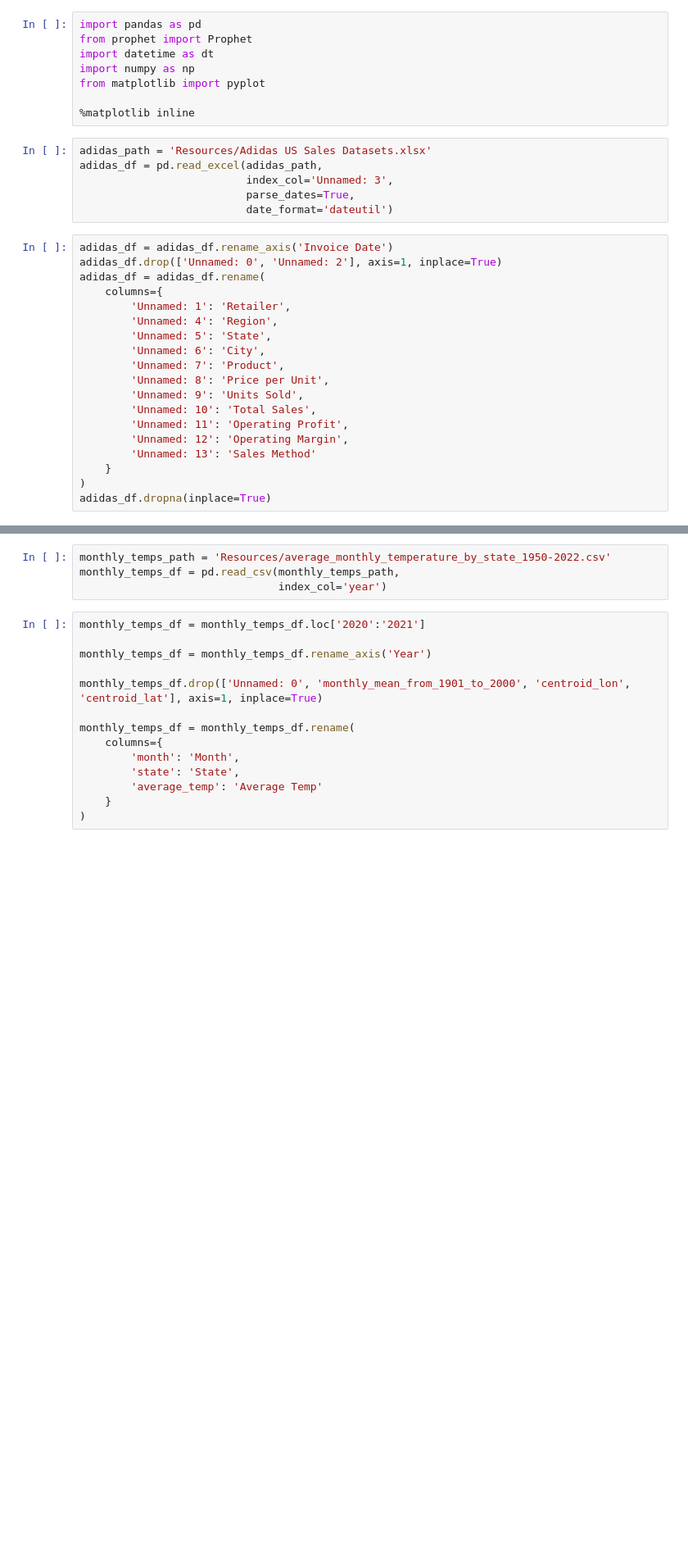
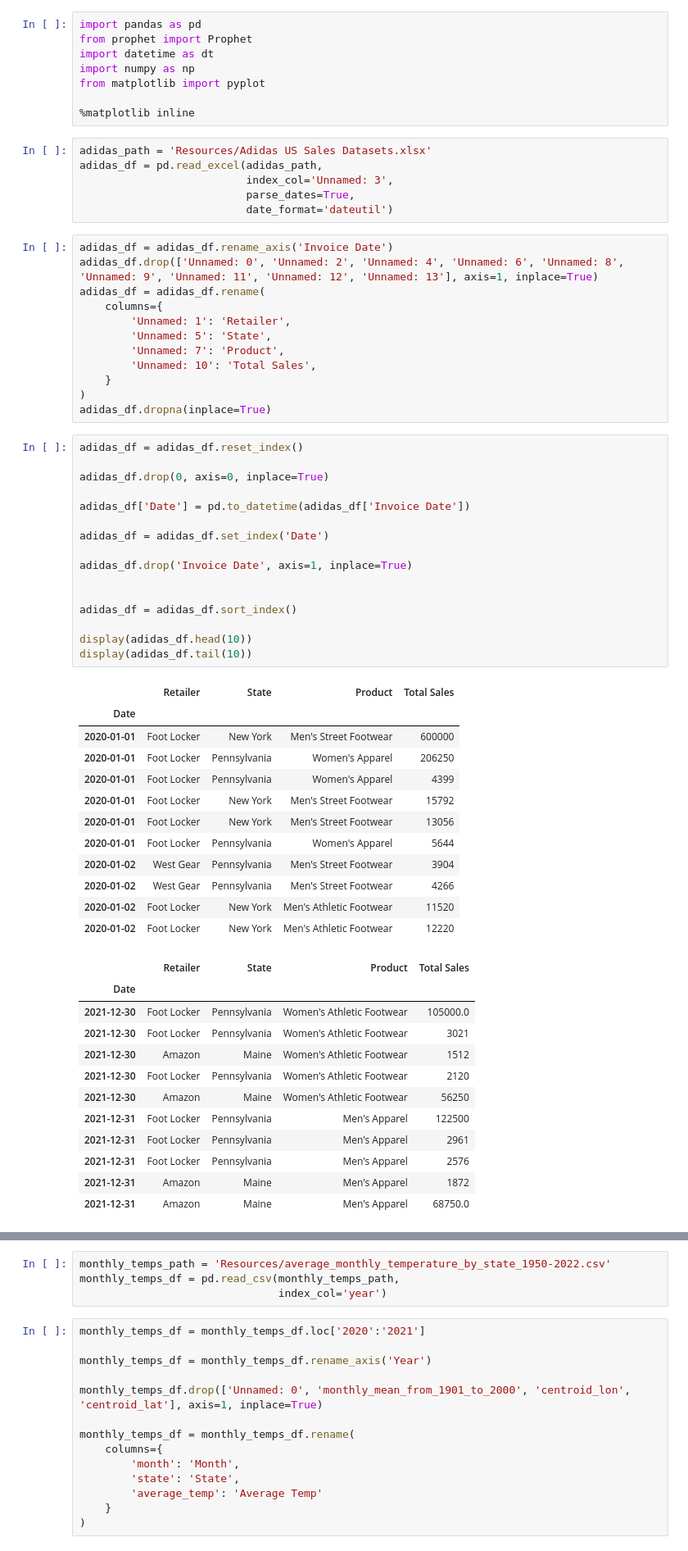
Before and after one commit to Krinnik/adidas_sales_temp_analysis, a Jupyter notebook: workspace.ipynb, the cells around one changed output, grey strips where cells are left out. Shown at 82% size. Cells and saved outputs as stored; diff of their text form; blank space fills up the shorter version.

```diff
--- a/workspace.ipynb
+++ b/workspace.ipynb
@@ -14,20 +14,54 @@ adidas_df = pd.read_excel(adidas_path,
                           date_format='dateutil')
 # %%
 adidas_df = adidas_df.rename_axis('Invoice Date')
-adidas_df.drop(['Unnamed: 0', 'Unnamed: 2'], axis=1, inplace=True)
+adidas_df.drop(['Unnamed: 0', 'Unnamed: 2', 'Unnamed: 4', 'Unnamed: 6', 'Unnamed: 8', 'Unnamed: 9', 'Unnamed: 11', 'Unnamed: 12', 'Unnamed: 13'], axis=1, inplace=True)
 adidas_df = adidas_df.rename(
     columns={
         'Unnamed: 1': 'Retailer',
-        'Unnamed: 4': 'Region',
         'Unnamed: 5': 'State',
-        'Unnamed: 6': 'City',
         'Unnamed: 7': 'Product',
-        'Unnamed: 8': 'Price per Unit',
-        'Unnamed: 9': 'Units Sold',
         'Unnamed: 10': 'Total Sales',
-        'Unnamed: 11': 'Operating Profit',
-        'Unnamed: 12': 'Operating Margin',
-        'Unnamed: 13': 'Sales Method'
     }
 )
 adidas_df.dropna(inplace=True)
+# %%
+adidas_df = adidas_df.reset_index()
+
+adidas_df.drop(0, axis=0, inplace=True)
+
+adidas_df['Date'] = pd.to_datetime(adidas_df['Invoice Date'])
+
+adidas_df = adidas_df.set_index('Date')
+
+adidas_df.drop('Invoice Date', axis=1, inplace=True)
+
+
+adidas_df = adidas_df.sort_index()
+
+display(adidas_df.head(10))
+display(adidas_df.tail(10))
+# %% [output]
+|  | Retailer | State | Product | Total Sales |
+| Date |  |  |  |  |
+| 2020-01-01 | Foot Locker | New York | Men's Street Footwear | 600000 |
+| 2020-01-01 | Foot Locker | Pennsylvania | Women's Apparel | 206250 |
+| 2020-01-01 | Foot Locker | Pennsylvania | Women's Apparel | 4399 |
+| 2020-01-01 | Foot Locker | New York | Men's Street Footwear | 15792 |
+| 2020-01-01 | Foot Locker | New York | Men's Street Footwear | 13056 |
+| 2020-01-01 | Foot Locker | Pennsylvania | Women's Apparel | 5644 |
+| 2020-01-02 | West Gear | Pennsylvania | Men's Street Footwear | 3904 |
+| 2020-01-02 | West Gear | Pennsylvania | Men's Street Footwear | 4266 |
+| 2020-01-02 | Foot Locker | New York | Men's Athletic Footwear | 11520 |
+| 2020-01-02 | Foot Locker | New York | Men's Athletic Footwear | 12220 |
+|  | Retailer | State | Product | Total Sales |
+| Date |  |  |  |  |
+| 2021-12-30 | Foot Locker | Pennsylvania | Women's Athletic Footwear | 105000.0 |
+| 2021-12-30 | Foot Locker | Pennsylvania | Women's Athletic Footwear | 3021 |
+| 2021-12-30 | Amazon | Maine | Women's Athletic Footwear | 1512 |
+| 2021-12-30 | Foot Locker | Pennsylvania | Women's Athletic Footwear | 2120 |
+| 2021-12-30 | Amazon | Maine | Women's Athletic Footwear | 56250 |
+| 2021-12-31 | Foot Locker | Pennsylvania | Men's Apparel | 122500 |
+| 2021-12-31 | Foot Locker | Pennsylvania | Men's Apparel | 2961 |
+| 2021-12-31 | Foot Locker | Pennsylvania | Men's Apparel | 2576 |
+| 2021-12-31 | Amazon | Maine | Men's Apparel | 1872 |
+| 2021-12-31 | Amazon | Maine | Men's Apparel | 68750.0 |
```
Also changed, not shown: parts of 16 cells of this notebook.
